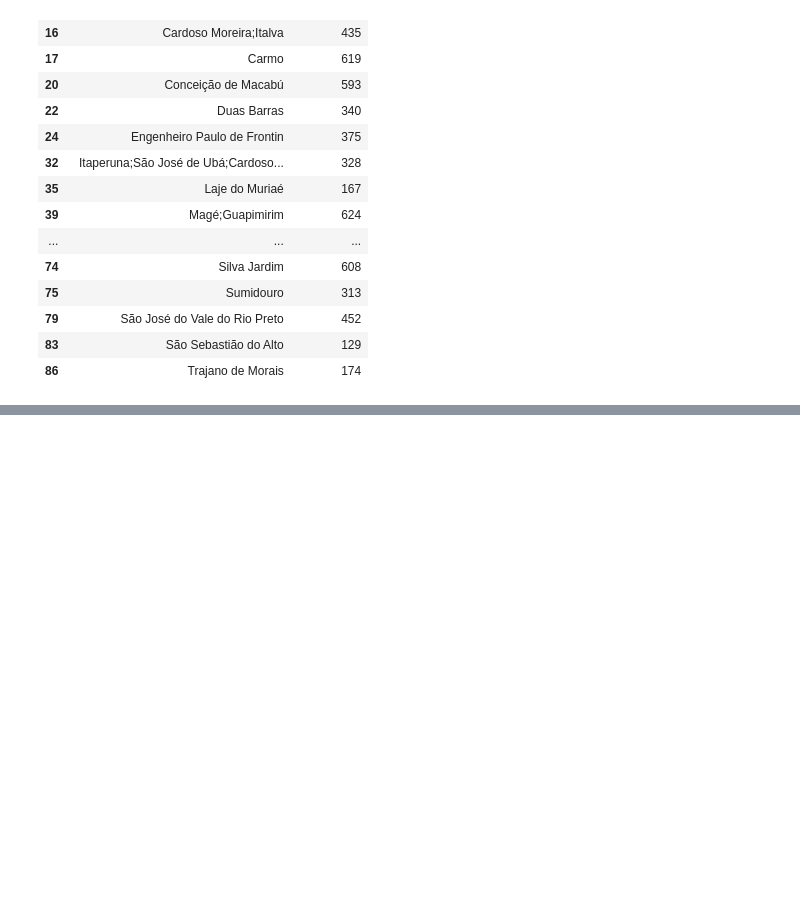
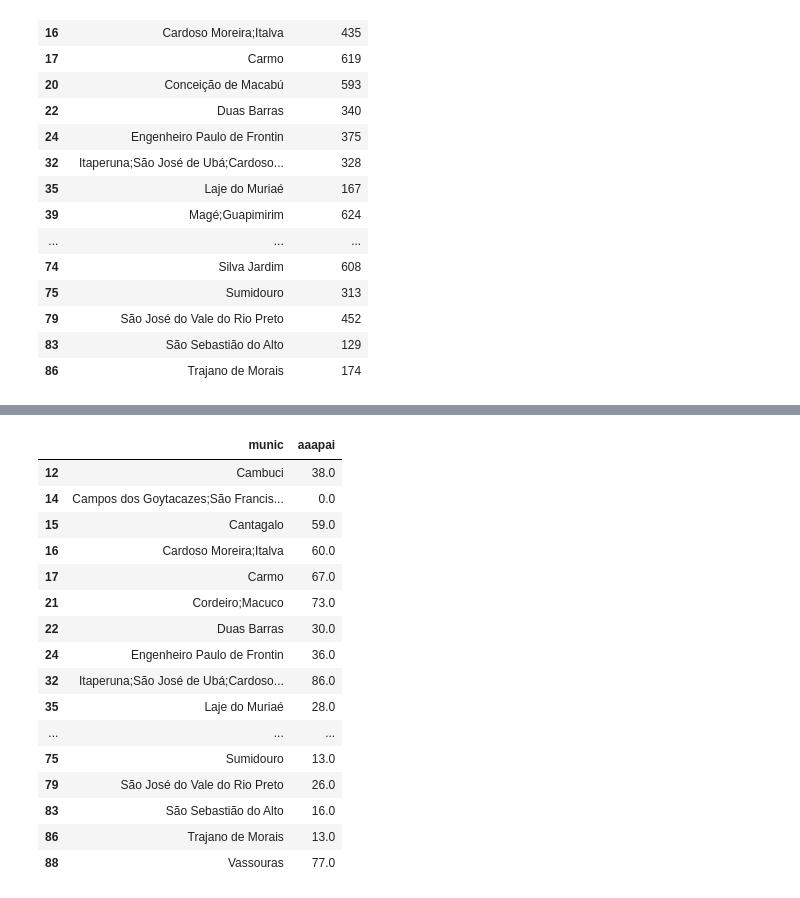
Before and after one commit to pjunior77/Repo_Senac_BigData, a Jupyter notebook: Aula13_DesafioAnalitico.ipynb, the cells around one changed output, grey strips where cells are left out. Drawn from its saved outputs; the diff is of its cells as text; code cells hidden in the pictures; blank space fills up the shorter version.

```diff
--- a/Aula13_DesafioAnalitico.ipynb
+++ b/Aula13_DesafioAnalitico.ipynb
@@ -203,0 +276,22 @@ municipios_menorQ1
+# %%
+#O objetivo é identificar aqueles municípios que representam os 25% que menos ocorreram apreensão de menores
+municipiosApreeMenores_menorQ1 = df_ApreensaoMenores_PorMunicipio.loc[df_ApreensaoMenores_PorMunicipio["aaapai"] <= q1ApreensaoMenores]
+municipiosApreeMenores_menorQ1
+# %% [output]
+|  | munic | aaapai |
+| 12 | Cambuci | 38.0 |
+| 14 | Campos dos Goytacazes;São Francis... | 0.0 |
+| 15 | Cantagalo | 59.0 |
+| 16 | Cardoso Moreira;Italva | 60.0 |
+| 17 | Carmo | 67.0 |
+| 21 | Cordeiro;Macuco | 73.0 |
+| 22 | Duas Barras | 30.0 |
+| 24 | Engenheiro Paulo de Frontin | 36.0 |
+| 32 | Itaperuna;São José de Ubá;Cardoso... | 86.0 |
+| 35 | Laje do Muriaé | 28.0 |
+| ... | ... | ... |
+| 75 | Sumidouro | 13.0 |
+| 79 | São José do Vale do Rio Preto | 26.0 |
+| 83 | São Sebastião do Alto | 16.0 |
+| 86 | Trajano de Morais | 13.0 |
+| 88 | Vassouras | 77.0 |
```
Also changed, not shown: parts of 4 cells of this notebook.
